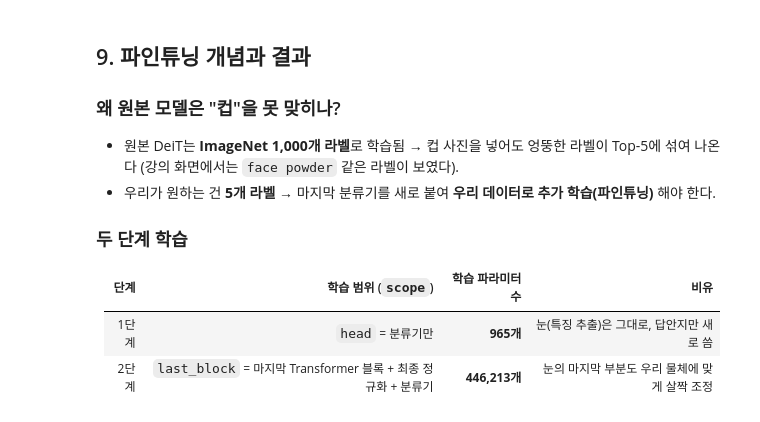
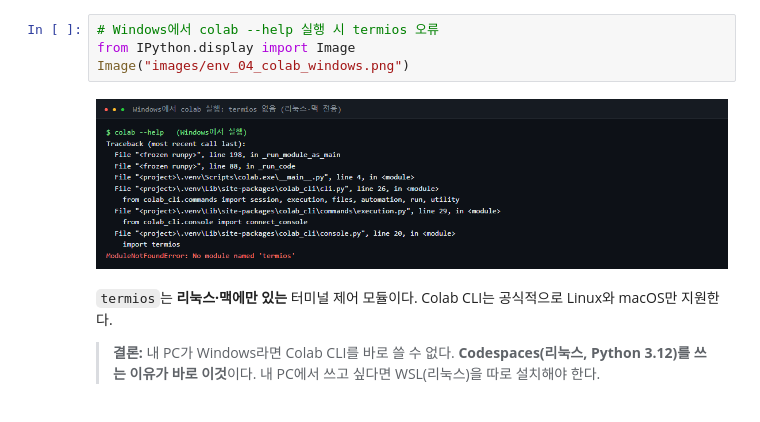
Before and after one commit to hwang-ye-song/-9-22, a Jupyter notebook: Vision_AI_특강_정리.ipynb, the cells around one changed output. Drawn from its saved outputs; the diff is of its cells as text.

```diff
--- a/Vision_AI_특강_정리.ipynb
+++ b/Vision_AI_특강_정리.ipynb
@@ -423,12 +252,10 @@ Top-3
+# %%
+# Windows에서 colab --help 실행 시 termios 오류
+from IPython.display import Image
+Image("images/env_04_colab_windows.png")
+# %% [output]
+[figure, added]
 # %% [markdown]
-## 9. 파인튜닝 개념과 결과
+`termios`는 **리눅스·맥에만 있는** 터미널 제어 모듈이다. Colab CLI는 공식적으로 Linux와 macOS만 지원한다.
 
-### 왜 원본 모델은 "컵"을 못 맞히나?
-- 원본 DeiT는 **ImageNet 1,000개 라벨**로 학습됨 → 컵 사진을 넣어도 엉뚱한 라벨이 Top-5에 섞여 나온다 (강의 화면에서는 `face powder` 같은 라벨이 보였다).
-- 우리가 원하는 건 **5개 라벨** → 마지막 분류기를 새로 붙여 **우리 데이터로 추가 학습(파인튜닝)** 해야 한다.
-
-### 두 단계 학습
-| 단계 | 학습 범위 (`scope`) | 학습 파라미터 수 | 비유 |
-|---|---|---:|---|
-| 1단계 | `head` = 분류기만 | **965개** | 눈(특징 추출)은 그대로, 답안지만 새로 씀 |
-| 2단계 | `last_block` = 마지막 Transformer 블록 + 최종 정규화 + 분류기 | **446,213개** | 눈의 마지막 부분도 우리 물체에 맞게 살짝 조정 |
+> **결론:** 내 PC가 Windows라면 Colab CLI를 바로 쓸 수 없다. **Codespaces(리눅스, Python 3.12)를 쓰는 이유가 바로 이것**이다. 내 PC에서 쓰고 싶다면 WSL(리눅스)을 따로 설치해야 한다.
```
Also changed, not shown: parts of 50 cells of this notebook, 19 other files.
